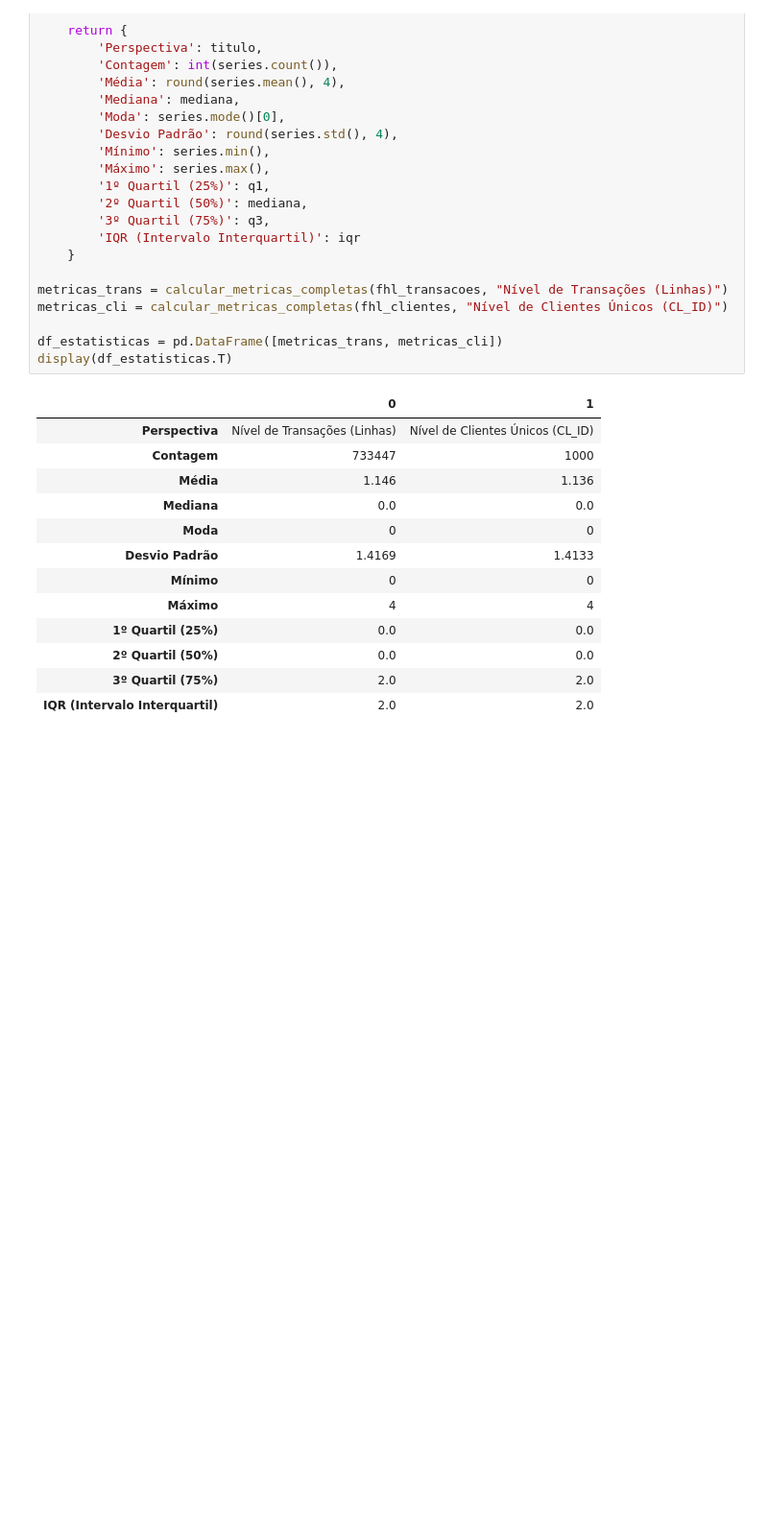
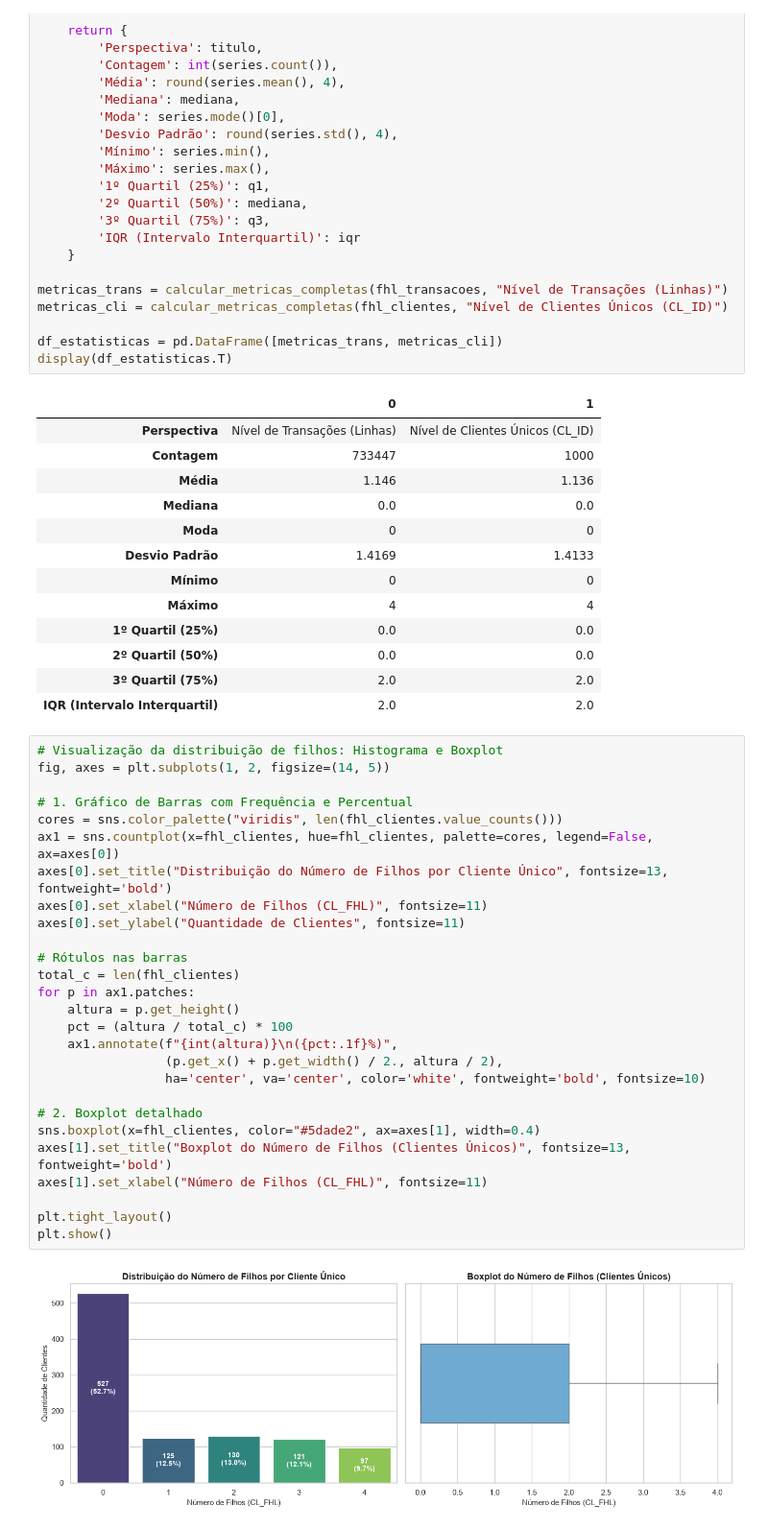
Before and after one commit to LucasBorbaDS/MiniProjeto_LucasRicardoBorba_Analise_De_Dados_T9, a Jupyter notebook: miniprojeto_analise.ipynb, the cells around one changed output. Shown at 96% size. Drawn from its saved outputs; the diff is of its cells as text; blank space fills up the shorter version.

Commit message:
adicionando vizualização gráfica para distribuição de número de filhos por cliente unico

```diff
--- a/miniprojeto_analise.ipynb
+++ b/miniprojeto_analise.ipynb
@@ -420,3 +420,32 @@ display(df_estatisticas.T)
 | 2º Quartil (50%) | 0.0 | 0.0 |
 | 3º Quartil (75%) | 2.0 | 2.0 |
 | IQR (Intervalo Interquartil) | 2.0 | 2.0 |
+# %%
+# Visualização da distribuição de filhos: Histograma e Boxplot
+fig, axes = plt.subplots(1, 2, figsize=(14, 5))
+
+# 1. Gráfico de Barras com Frequência e Percentual
+cores = sns.color_palette("viridis", len(fhl_clientes.value_counts()))
+ax1 = sns.countplot(x=fhl_clientes, hue=fhl_clientes, palette=cores, legend=False, ax=axes[0])
+axes[0].set_title("Distribuição do Número de Filhos por Cliente Único", fontsize=13, fontweight='bold')
+axes[0].set_xlabel("Número de Filhos (CL_FHL)", fontsize=11)
+axes[0].set_ylabel("Quantidade de Clientes", fontsize=11)
+
+# Rótulos nas barras
+total_c = len(fhl_clientes)
+for p in ax1.patches:
+    altura = p.get_height()
+    pct = (altura / total_c) * 100
+    ax1.annotate(f"{int(altura)}\n({pct:.1f}%)",
+                 (p.get_x() + p.get_width() / 2., altura / 2),
+                 ha='center', va='center', color='white', fontweight='bold', fontsize=10)
+
+# 2. Boxplot detalhado
+sns.boxplot(x=fhl_clientes, color="#5dade2", ax=axes[1], width=0.4)
+axes[1].set_title("Boxplot do Número de Filhos (Clientes Únicos)", fontsize=13, fontweight='bold')
+axes[1].set_xlabel("Número de Filhos (CL_FHL)", fontsize=11)
+
+plt.tight_layout()
+plt.show()
+# %% [output]
+[figure, added]
```
